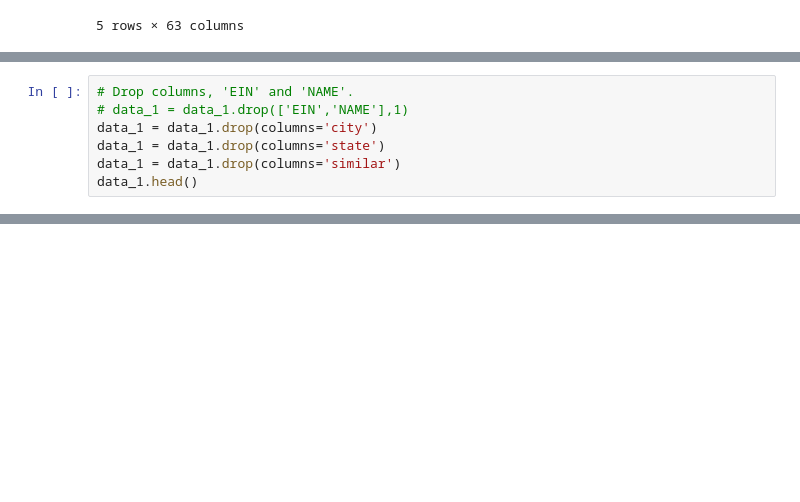
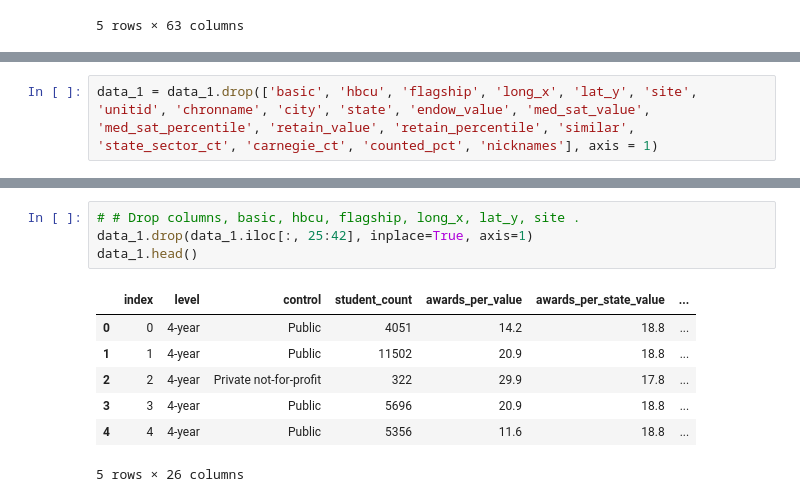
Before and after one commit to kfelds1/Final_Project, a Jupyter notebook: implementation.ipynb, the cells around one changed output, grey strips where cells are left out. Cells and saved outputs as stored; diff of their text form; blank space fills up the shorter version.

```diff
--- a/implementation.ipynb
+++ b/implementation.ipynb
@@ -52,7 +66,0 @@ memory usage: 1.8+ MB
-# %%
-# Drop columns, 'EIN' and 'NAME'.
-# data_1 = data_1.drop(['EIN','NAME'],1)
-data_1 = data_1.drop(columns='city')
-data_1 = data_1.drop(columns='state')
-data_1 = data_1.drop(columns='similar')
-data_1.head()
@@ -66,0 +67,2 @@ data_1.head()
+# %%
+data_1 = data_1.drop(['basic', 'hbcu', 'flagship', 'long_x', 'lat_y', 'site', 'unitid', 'chronname', 'city', 'state', 'endow_value', 'med_sat_value', 'med_sat_percentile', 'retain_value', 'retain_percentile', 'similar', 'state_sector_ct', 'carnegie_ct', 'counted_pct', 'nicknames'], axis = 1)
@@ -66,0 +99,12 @@ data_1.head()
+# %%
+# # Drop columns, basic, hbcu, flagship, long_x, lat_y, site .
+data_1.drop(data_1.iloc[:, 25:42], inplace=True, axis=1)
+data_1.head()
+# %% [output]
+|  | index | level | control | student_count | awards_per_value | awards_per_state_value | ... |
+| 0 | 0 | 4-year | Public | 4051 | 14.2 | 18.8 | ... |
+| 1 | 1 | 4-year | Public | 11502 | 20.9 | 18.8 | ... |
+| 2 | 2 | 4-year | Private not-for-profit | 322 | 29.9 | 17.8 | ... |
+| 3 | 3 | 4-year | Public | 5696 | 20.9 | 18.8 | ... |
+| 4 | 4 | 4-year | Public | 5356 | 11.6 | 18.8 | ... |
+5 rows × 26 columns
```
Also changed, not shown: parts of 20 cells of this notebook.
